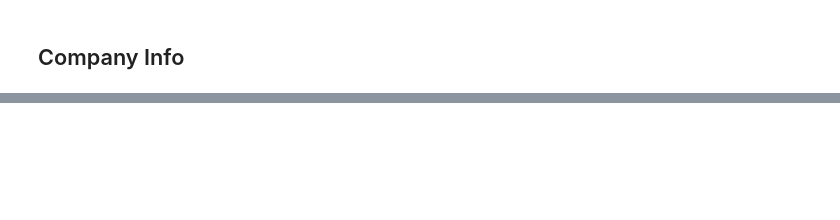
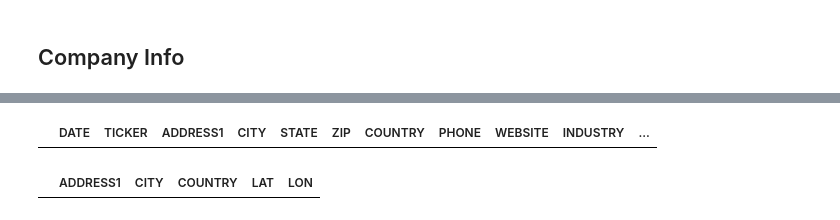
Before and after one commit to Code-And-Capital/finance, a Jupyter notebook: notebooks/pull_data.ipynb, the cells around one changed output, grey strips where cells are left out. Drawn from its saved outputs; the diff is of its cells as text; code cells hidden in the pictures; blank space fills up the shorter version.

```diff
--- a/notebooks/pull_data.ipynb
+++ b/notebooks/pull_data.ipynb
@@ -329,7 +355,9 @@ if run:
 query = """
 SELECT *
 FROM company_info
-WHERE "TICKER" IN ('AAPL')
+WHERE 1=1
+-- AND "TICKER" IN ('A')
+AND DATE = '2025-12-15'
 """
 
-sql_utils.read_sql_table("CODE_CAPITAL", query=query)
+info_df = sql_utils.read_sql_table("CODE_CAPITAL", query=query)
@@ -341,0 +364,19 @@ sql_utils.read_sql_table("CODE_CAPITAL", query=query)
+# %%
+# Read the data from the database into a pandas DataFrame
+cachedf = sql_utils.read_sql_table("CODE_CAPITAL", table_name="address")
+
+missing_address = info_df[~(info_df["ADDRESS1"].isin(cachedf["ADDRESS1"].unique()))]
+
+missing_address
+# %% [output]
+|  | DATE | TICKER | ADDRESS1 | CITY | STATE | ZIP | COUNTRY | PHONE | WEBSITE | INDUSTRY | ... |
+# %%
+from utils import geo
+
+df = geo.geocode_dataframe(missing_address, cache_df=cachedf, delay=0.5)
+
+df = df[["ADDRESS1", "CITY", "COUNTRY", "LAT", "LON"]].dropna(subset="LAT")
+
+df
+# %% [output]
+|  | ADDRESS1 | CITY | COUNTRY | LAT | LON |
```
Also changed, not shown: parts of 10 cells of this notebook, 3 other files.
